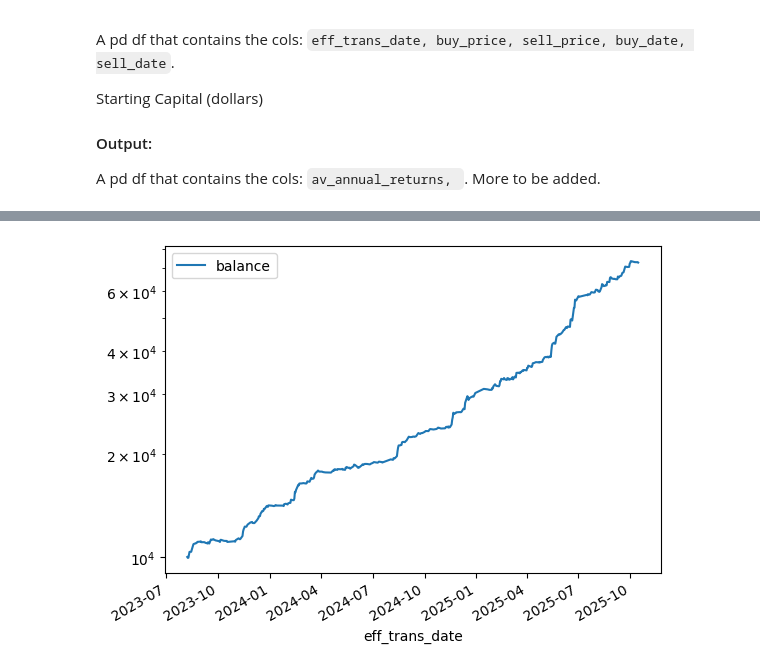
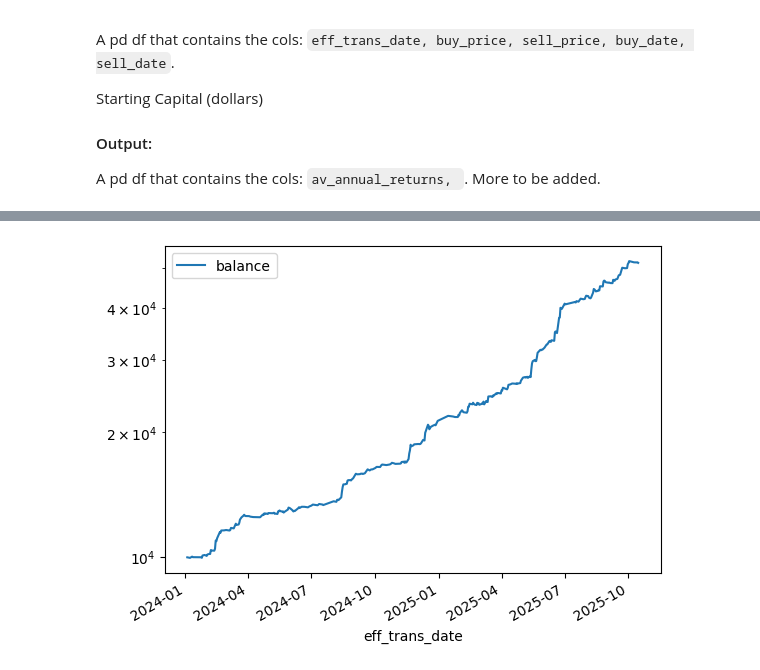
Before and after one commit to aaron-galligan/TradingBot, a Jupyter notebook: analysis.ipynb, the cells around one changed output, grey strips where cells are left out. Cells and saved outputs as stored; diff of their text form; code cells hidden in the pictures.

```diff
--- a/analysis.ipynb
+++ b/analysis.ipynb
@@ -114,7 +114,8 @@ df_by_ticker = df.copy()
 print(df_by_ticker.shape)
 #remove rows with nans or neg nums in certain rows.
 df_by_ticker = df_by_ticker.dropna()
-df_by_ticker = df_by_ticker[df_by_ticker['last_price'] > 2]
+min_stock_price = 2
+df_by_ticker = df_by_ticker[df_by_ticker['last_price'] > min_stock_price]
 df_by_ticker = df_by_ticker[(df_by_ticker[['last_price', 'Qty', 'shares_held', 'Owned', 'Value', 'Owned_norm', 'title_rank', 'filing_lad_days', 'same_day_trade_count']] >= 0).all(axis=1)]
 print(df_by_ticker.shape)
 # %% [output]
@@ -658,6 +659,7 @@ take_profit = 10
 bet_fraction = 0.1
 predicted_trues = X_test[y_pred==1]
 pred_trades = df_by_ticker.loc[predicted_trues.index]
+pred_trades = pred_trades[pred_trades["transaction_date"] > "2024-01-01 00:00:00"]
 pred_trades = pred_trades.drop_duplicates(subset=['eff_trans_date', 'ticker'], keep='first')#drop duplicate trades
 
 
@@ -668,6 +670,9 @@ trades['buy'] = pred_trades['future_prices'].apply(lambda df: df['Open'].iloc[0]
 trades['sell'] = pred_trades['future_prices'].apply(lambda df: df['Close'].iloc[days_between_buy_sell])
 trades['buy_date'] = pred_trades['future_prices'].apply(lambda df: df.index[0])
 trades['sell_date'] = pred_trades['future_prices'].apply(lambda df: df.index[days_between_buy_sell])
+'''
+IMPOTANT, change 1.01 back to 1 below, 1.01 was only used to simiulate loosing 1% to spread.
+'''
 trades['returns_prop'] = trades.apply(lambda r: r['sell']/r['buy'] - 1, axis=1)
 trades = trades.sort_values('eff_trans_date')
 
@@ -714 +718 @@ plt.show()
-[figure, old version]
+[figure, new version]
```
Also changed, not shown: parts of 2 cells of this notebook.
